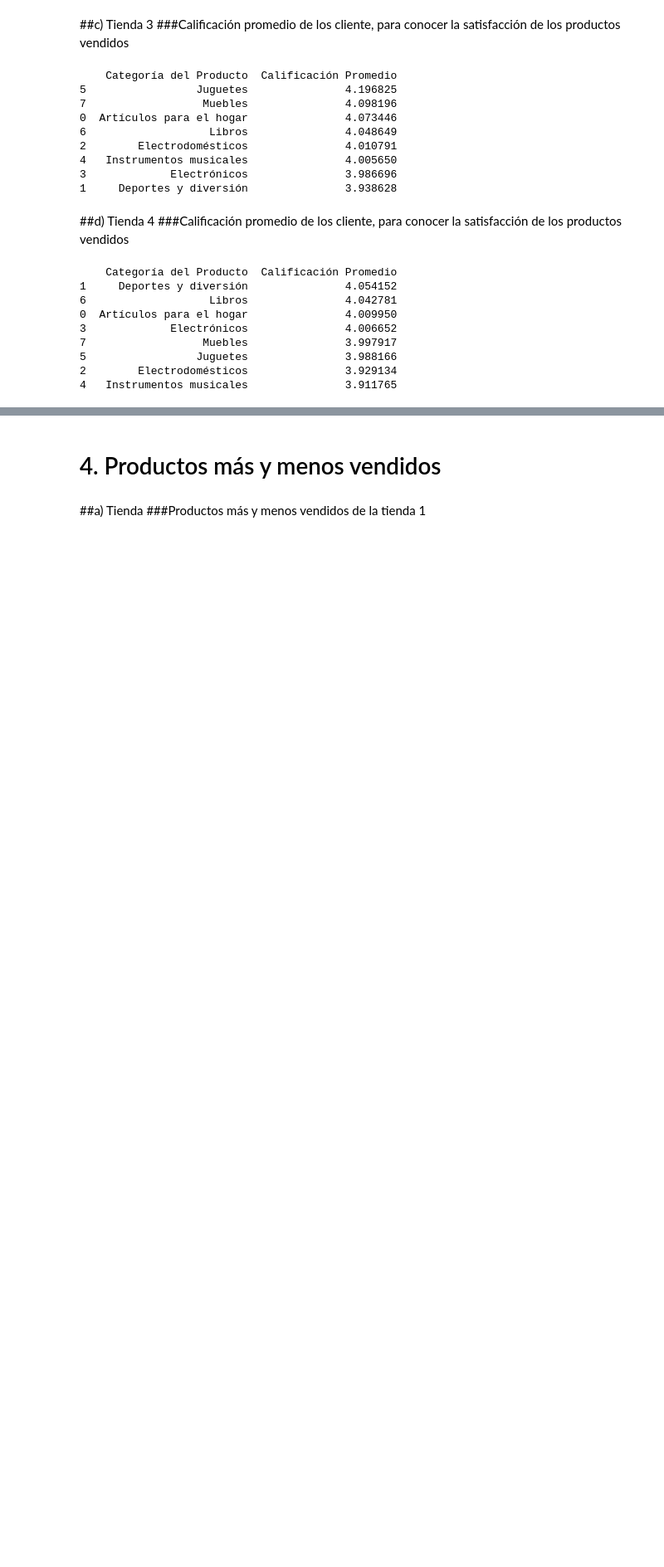
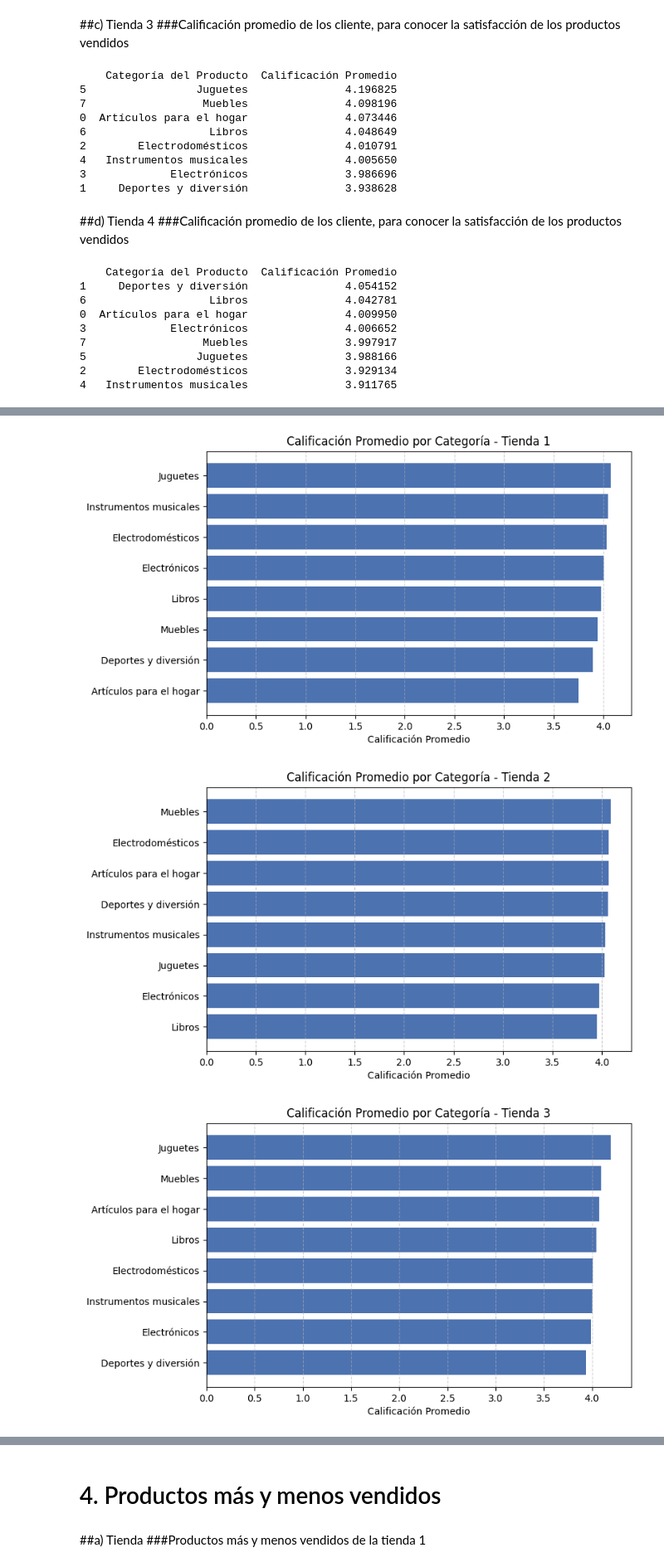
Before and after one commit to paolalarap/challenge-practicando-python, a Jupyter notebook: AluraStoreLatam.ipynb, the cells around one changed output, grey strips where cells are left out. Shown at 83% size. Drawn from its saved outputs; the diff is of its cells as text; code cells hidden in the pictures; blank space fills up the shorter version.

```diff
--- a/AluraStoreLatam.ipynb
+++ b/AluraStoreLatam.ipynb
@@ -423,0 +430,20 @@ print(clasificacion4)
+# %%
+def graficar_barras_horizontales(data, titulo):
+    plt.figure(figsize=(8,5))
+    plt.barh(data['Categoría del Producto'], data['Calificación Promedio'],
+             color='#4C72B0')
+    plt.xlabel('Calificación Promedio')
+    plt.title(titulo)
+    plt.gca().invert_yaxis()  # Para que la categoría con mayor calificación quede arriba
+    plt.grid(axis='x', linestyle='--', alpha=0.6)
+    plt.show()
+
+# --- Gráficos ---
+graficar_barras_horizontales(clasificacion1, 'Calificación Promedio por Categoría - Tienda 1')
+graficar_barras_horizontales(clasificacion2, 'Calificación Promedio por Categoría - Tienda 2')
+graficar_barras_horizontales(clasificacion3, 'Calificación Promedio por Categoría - Tienda 3')
+graficar_barras_horizontales(clasificacion4, 'Calificación Promedio por Categoría - Tienda 4')
+# %% [output]
+[figure, added]
+[figure, added]
+[figure, added]
```
Also changed, not shown: parts of 5 cells of this notebook.
